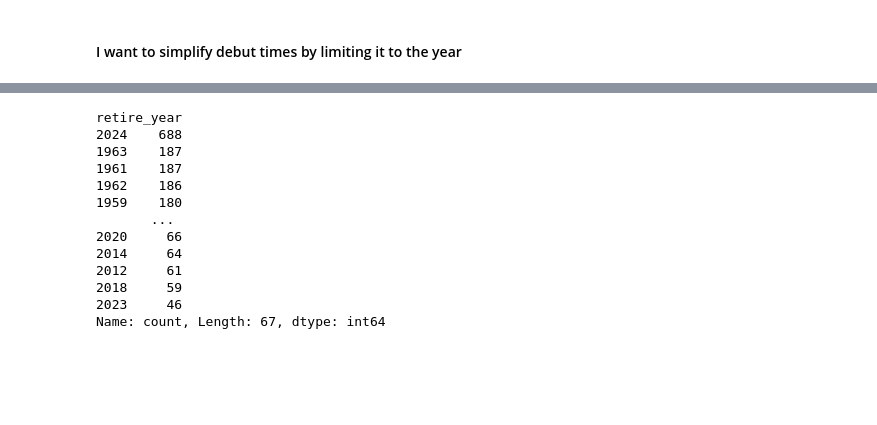
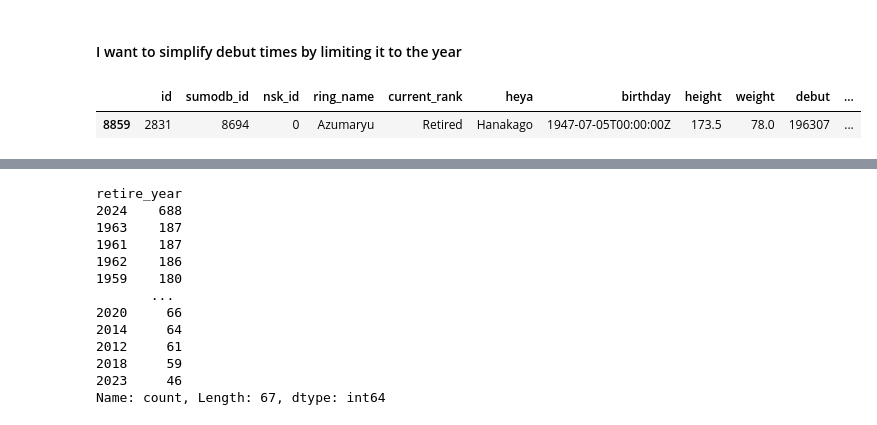
Before and after one commit to FragariaChemist/sumo, a Jupyter notebook: code/02_feature_engineering.ipynb, the cells around one changed output, grey strips where cells are left out. Saved outputs shown, nothing was run; the diff lists cells and outputs as text; code cells hidden in the pictures; blank space fills up the shorter version.

```diff
--- a/code/02_feature_engineering.ipynb
+++ b/code/02_feature_engineering.ipynb
@@ -579,7 +579,7 @@ def rank_grouping(rank):
     rank_group = {1:{'Yokozuna', 'Ozeki', 'Komusubi', 'Sekiwake'},
                     2:{'Juryo', 'Maegashira'},
                     3:{'Sandanme', 'Makushita', 'Jonidan', 'Jonokuchi'},
-                    4:{'Retired', 'Banzuki-gai'}
+                    4:{'Retired', 'Banzuke-gai'}
     }
 
     for key, value in rank_group.items():
@@ -698,6 +697,11 @@ sumo_df.head()
 sumo_df['debut_year'] = sumo_df['debut'].astype(str).str[:4].astype(int)
 # %%
 # All rikishi with NaN as retirement means they are still active and can be changed to 2024
+# %%
+sumo_df[sumo_df['sumodb_id'] == 8694]
+# %% [output]
+|  | id | sumodb_id | nsk_id | ring_name | current_rank | heya | birthday | height | weight | debut | ... |
+| 8859 | 2831 | 8694 | 0 | Azumaryu | Retired | Hanakago | 1947-07-05T00:00:00Z | 173.5 | 78.0 | 196307 | ... |
 # %%
 # All rikishi with NaN as retirement means they are still active and can be changed to 2024. This is set this way to help with tenure
 # calculation.  Obviously active wrestlers don't have a retirement date, but this feature will not be used once a tenure feature is created.
```
Also changed, not shown: parts of 3 cells of this notebook, 2 other files.
